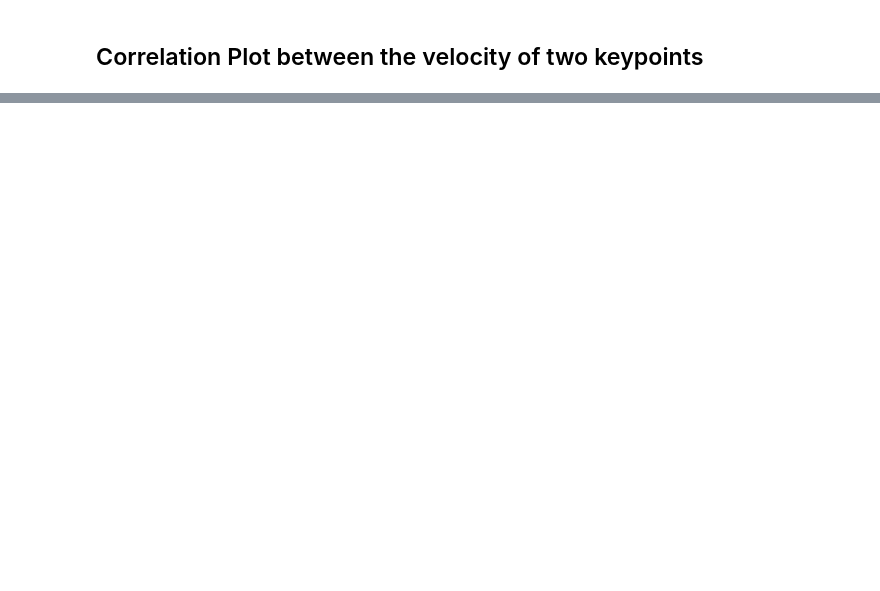
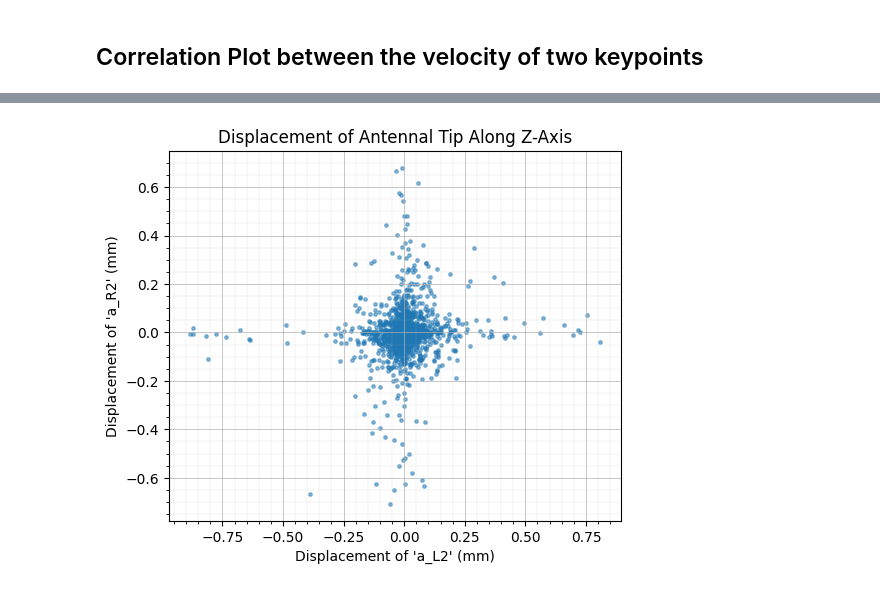
Before and after one commit to prolley-parnell/3d_ant_analysis, a Jupyter notebook: scripts/anti_correlation_antenna.ipynb, the cells around one changed output, grey strips where cells are left out. Saved outputs shown, nothing was run; the diff lists cells and outputs as text; code cells hidden in the pictures; blank space fills up the shorter version.

```diff
--- a/scripts/anti_correlation_antenna.ipynb
+++ b/scripts/anti_correlation_antenna.ipynb
@@ -66,0 +95,17 @@ plt.show()
+# %%
+fig, ax = plt.subplots()
+ax.scatter(cap_vel_array[:, 0], cap_vel_array[:, 1], marker='o', s=6, alpha=0.5)
+
+plt.title("Displacement of Antennal Tip Along Z-Axis")
+ax.set_xlabel("Displacement of 'a_L2' (mm)")
+ax.set_ylabel("Displacement of 'a_R2' (mm)")
+ax.set_aspect('equal', adjustable='box')
+ax.grid(visible=True, which='major', linestyle='-', linewidth=0.5)
+ax.grid(visible=True, which='minor', linestyle='-', linewidth=0.1)
+ax.minorticks_on()
+
+
+# plt.savefig("/Users/persie/Library/CloudStorage/OneDrive-UniversityofEdinburgh/PhD/Figures/Thesis Figures/Experiment Analysis/antenna_displace_Z_LR_cap.svg")
+plt.show()
+# %% [output]
+[figure, added]
```
Also changed, not shown: parts of 7 cells of this notebook, 6 other files.
